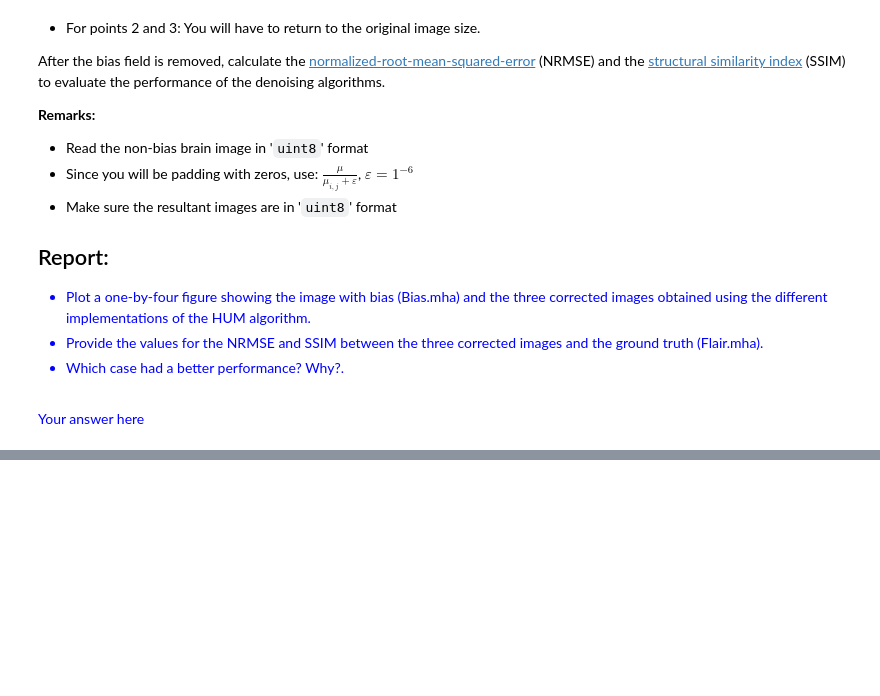
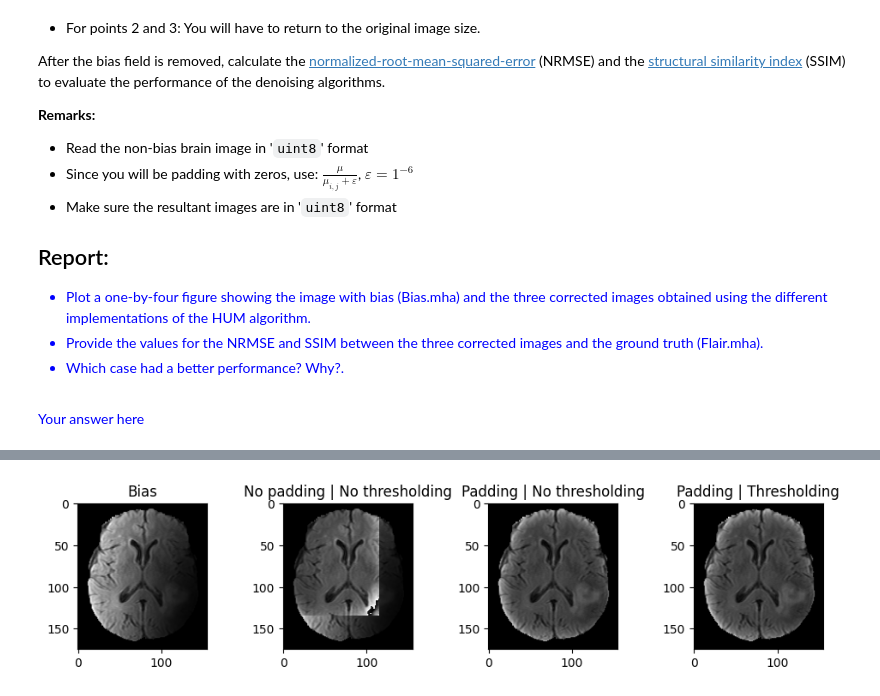
Before and after one commit to cesarz10/Medical-Imaging-UGent, a Jupyter notebook: Practicum-3/ImageProcessingPart1.ipynb, the cells around one changed output, grey strips where cells are left out. Cells and saved outputs as stored; diff of their text form; code cells hidden in the pictures; blank space fills up the shorter version.

```diff
--- a/Practicum-3/ImageProcessingPart1.ipynb
+++ b/Practicum-3/ImageProcessingPart1.ipynb
@@ -360,0 +365,89 @@ After the bias field is removed, calculate the [normalized-root-mean-squared-err
+# %%
+from skimage.metrics import normalized_root_mse, structural_similarity
+
+bias_path = "MRI_images/Bias.mha"
+image_bias = sitk.ReadImage(bias_path, sitk.sitkUInt8) # corrupted version of flair
+image_bias = sitk.GetArrayFromImage(image_bias)
+
+flair_path = "MRI_images/Flair.mha"
+image_flair = sitk.ReadImage(flair_path, sitk.sitkUInt8)
+image_flair = sitk.GetArrayFromImage(image_flair)
+
+
+# HUM algorithm function for the three different cases
+# case 1: No padding or thresholding. Case 2: Padding but no thersholding. Case 3: Padding and thresholding
+def HUM(truth_image, image, window_size, case=1):
+
+    window_center = window_size // 2
+
+    # no padding, no thresholding
+    if case==1:
+        shape = image.shape
+        global_mean = np.mean(image)
+        HUM_img = image.copy()
+
+        for row in range(shape[0] - window_size): # the algorithm will have a problem with the bottom and right borders. Information will be lost
+            for column in range(shape[1] - window_size):
+                window = image[row:row + window_size, column:column + window_size] # window starts from the edges of the image
+                HUM_img[row, column] = image[row, column] * (global_mean / (np.mean(window) + 1e-6))
+
+
+    # only padding
+    if case == 2:
+        image = np.pad(image, window_center) # padding with 0s (20 at each edge)
+        shape = image.shape
+        global_mean = np.mean(image)
+        HUM_img = image.copy()
+
+        for row in range(window_center, shape[0] - window_center + 1): # the algorithm will focus on the center of the window (never gets to the image zone)
+            for column in range(window_center, shape[1] - window_center + 1):
+                window = image[row - window_center:row + window_center, column - window_center:column + window_center] # window starts from the edges of the image
+                HUM_img[row, column] = image[row, column] * (global_mean / (np.mean(window) + 1e-6))
+
+        HUM_img = HUM_img[window_center:-window_center, window_center:-window_center] # removing the padding from the image
+
+
+    # padding + thresholding
+    if case == 3:
+        image = np.pad(image, window_center) # padding with 0s (20 at each edge)
+        shape = image.shape
+        global_mean = np.mean(np.clip(image, 10, np.max(image))) # using the thresholded image for the global mean calculation
+        HUM_img = image.copy()
+
+        for row in range(window_center, shape[0] - window_center + 1): # the algorithm will focus on the center of the window (never gets to the image zone)
+            for column in range(window_center, shape[1] - window_center + 1):
+                window = image[row - window_center:row + window_center, column - window_center:column + window_center] # window starts from the edges of the image
+                HUM_img[row, column] = image[row, column] * (global_mean / (np.mean(window) + 1e-6))
+
+        HUM_img = HUM_img[window_center:-window_center, window_center:-window_center] # removing the padding from the image
+
+    NRMSE = normalized_root_mse(truth_image, HUM_img)
+    SSIM = structural_similarity(truth_image, HUM_img)
+
+    return HUM_img, round(NRMSE, 8), round(SSIM, 8)
+
+
+case_1, NRMSE_case1, SSIM_case1 = HUM(image_flair, image_bias, window_size=40, case=1)
+case_2, NRMSE_case2, SSIM_case2 = HUM(image_flair, image_bias, window_size=40, case=2)
+case_3, NRMSE_case3, SSIM_case3 = HUM(image_flair, image_bias, window_size=40, case=3)
+
+print(f"\n\nCase 1: NRMSE -> {NRMSE_case1} | SSIM -> {SSIM_case1}\nCase 2: NRMSE -> {NRMSE_case2} | SSIM -> {SSIM_case2}\nCase 3: NRMSE -> {NRMSE_case3} | SSIM -> {SSIM_case3}")
+
+# plotting Bias image and the three different cases for the HUM algorithm implementation
+figs, axs = plt.subplots(1, 4, figsize=(10, 10))
+figs.tight_layout(pad=3.0)
+
+axs[0].imshow(image_bias, cmap='grey')
+axs[0].set_title("Bias")
+
+axs[1].imshow(case_1, cmap='grey')
+axs[1].set_title("No padding | No thresholding")
+
+axs[2].imshow(case_2, cmap='grey')
+axs[2].set_title("Padding | No thresholding")
+
+axs[3].imshow(case_3, cmap='grey')
+axs[3].set_title("Padding | Thresholding")
+
+plt.show()
+# %% [output]
@@ -360,0 +457 @@ After the bias field is removed, calculate the [normalized-root-mean-squared-err
+[figure, added]
```
Also changed, not shown: parts of 7 cells of this notebook.
